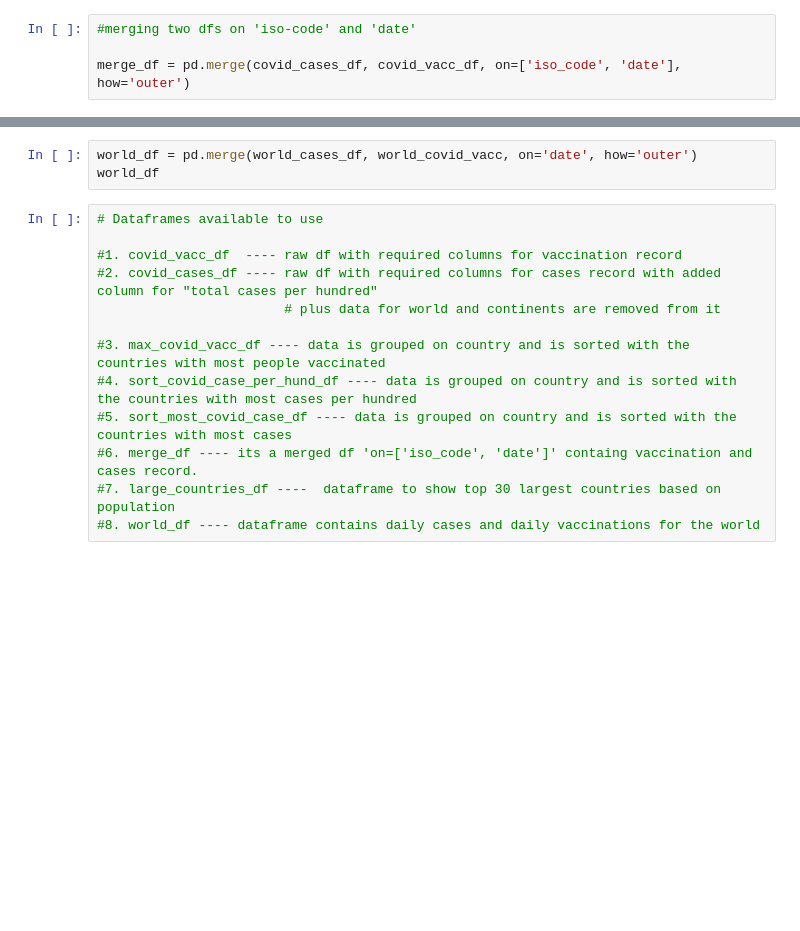
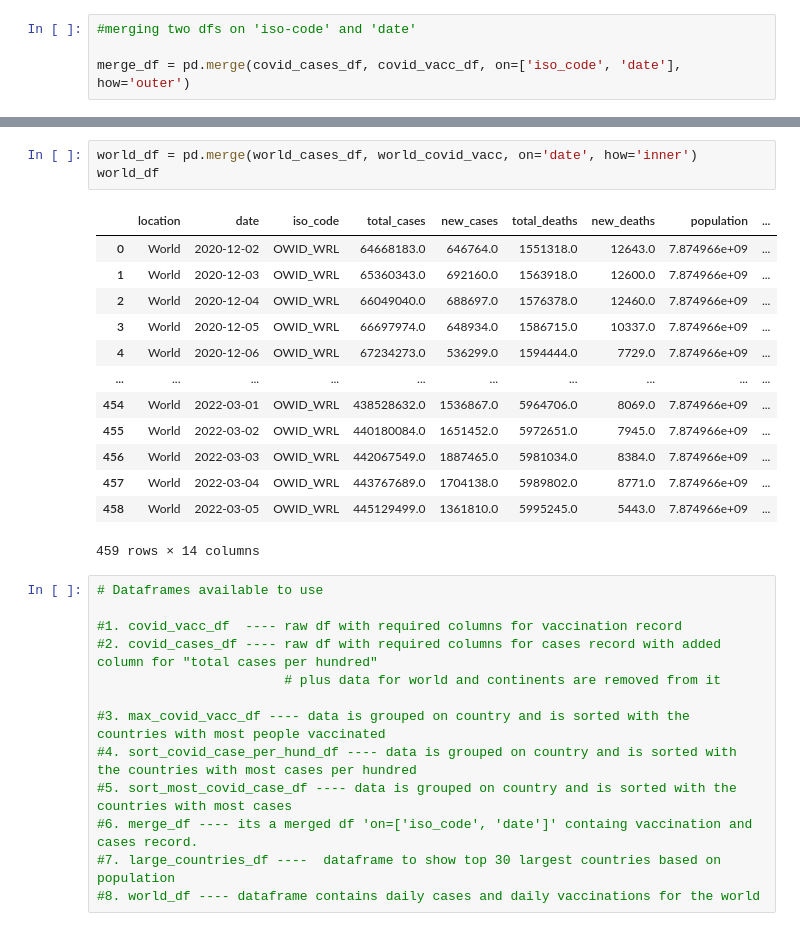
Before and after one commit to oiwuoni/group-3-bootcamp-project-1-repo, a Jupyter notebook: Data_Exploration_and_Clean_Up.ipynb, the cells around one changed output, grey strips where cells are left out. Cells and saved outputs as stored; diff of their text form; blank space fills up the shorter version.

```diff
--- a/Data_Exploration_and_Clean_Up.ipynb
+++ b/Data_Exploration_and_Clean_Up.ipynb
@@ -75,6 +137,20 @@ world_covid_vacc = covid_vacc_df.groupby(['date'], as_index=False).sum()
 # %%
-world_df = pd.merge(world_cases_df, world_covid_vacc, on='date', how='outer')
+world_df = pd.merge(world_cases_df, world_covid_vacc, on='date', how='inner')
 world_df
+# %% [output]
+|  | location | date | iso_code | total_cases | new_cases | total_deaths | new_deaths | population | ... |
+| 0 | World | 2020-12-02 | OWID_WRL | 64668183.0 | 646764.0 | 1551318.0 | 12643.0 | 7.874966e+09 | ... |
+| 1 | World | 2020-12-03 | OWID_WRL | 65360343.0 | 692160.0 | 1563918.0 | 12600.0 | 7.874966e+09 | ... |
+| 2 | World | 2020-12-04 | OWID_WRL | 66049040.0 | 688697.0 | 1576378.0 | 12460.0 | 7.874966e+09 | ... |
+| 3 | World | 2020-12-05 | OWID_WRL | 66697974.0 | 648934.0 | 1586715.0 | 10337.0 | 7.874966e+09 | ... |
+| 4 | World | 2020-12-06 | OWID_WRL | 67234273.0 | 536299.0 | 1594444.0 | 7729.0 | 7.874966e+09 | ... |
+| ... | ... | ... | ... | ... | ... | ... | ... | ... | ... |
+| 454 | World | 2022-03-01 | OWID_WRL | 438528632.0 | 1536867.0 | 5964706.0 | 8069.0 | 7.874966e+09 | ... |
+| 455 | World | 2022-03-02 | OWID_WRL | 440180084.0 | 1651452.0 | 5972651.0 | 7945.0 | 7.874966e+09 | ... |
+| 456 | World | 2022-03-03 | OWID_WRL | 442067549.0 | 1887465.0 | 5981034.0 | 8384.0 | 7.874966e+09 | ... |
+| 457 | World | 2022-03-04 | OWID_WRL | 443767689.0 | 1704138.0 | 5989802.0 | 8771.0 | 7.874966e+09 | ... |
+| 458 | World | 2022-03-05 | OWID_WRL | 445129499.0 | 1361810.0 | 5995245.0 | 5443.0 | 7.874966e+09 | ... |
+459 rows × 14 columns
 # %%
 # Dataframes available to use
 
```
Also changed, not shown: parts of 8 cells of this notebook, 11 other files.
